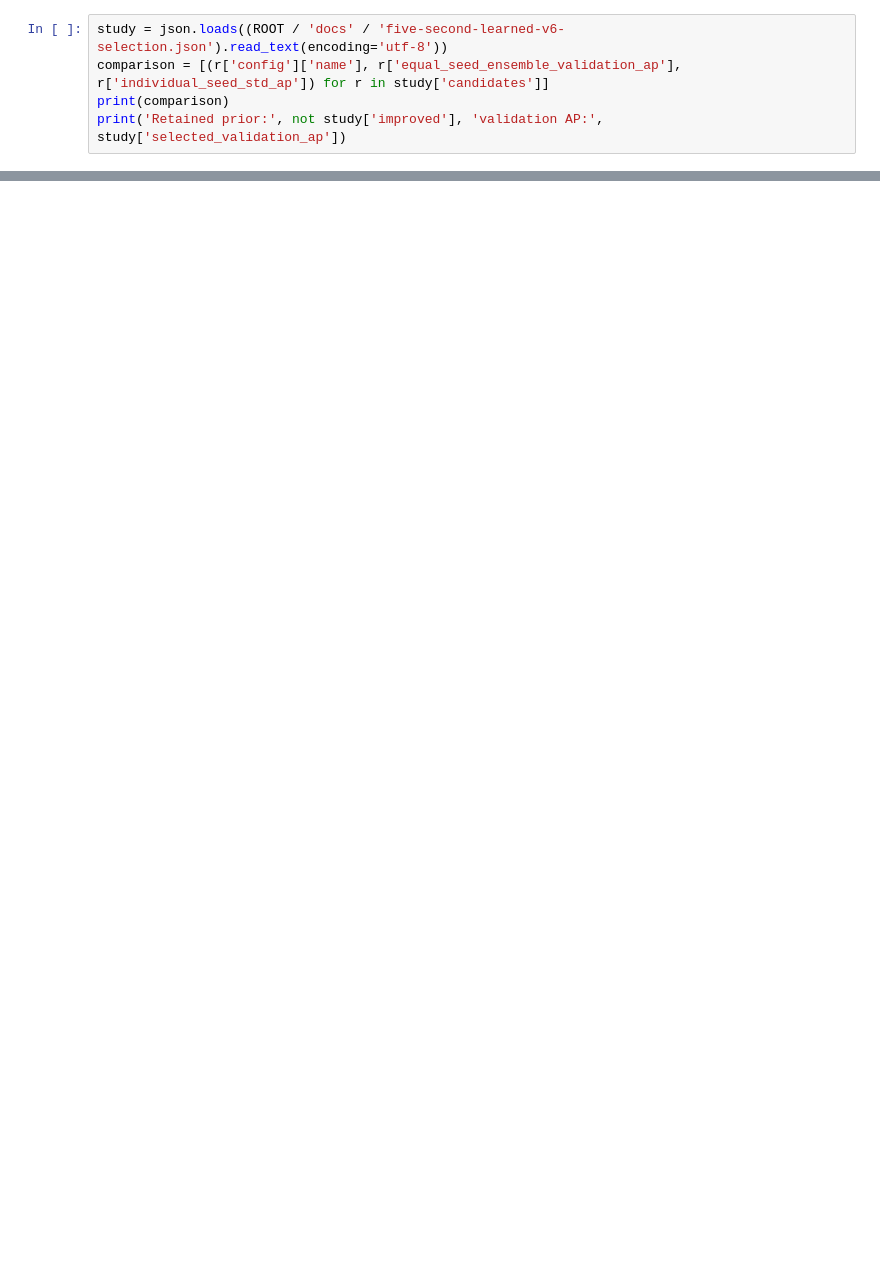
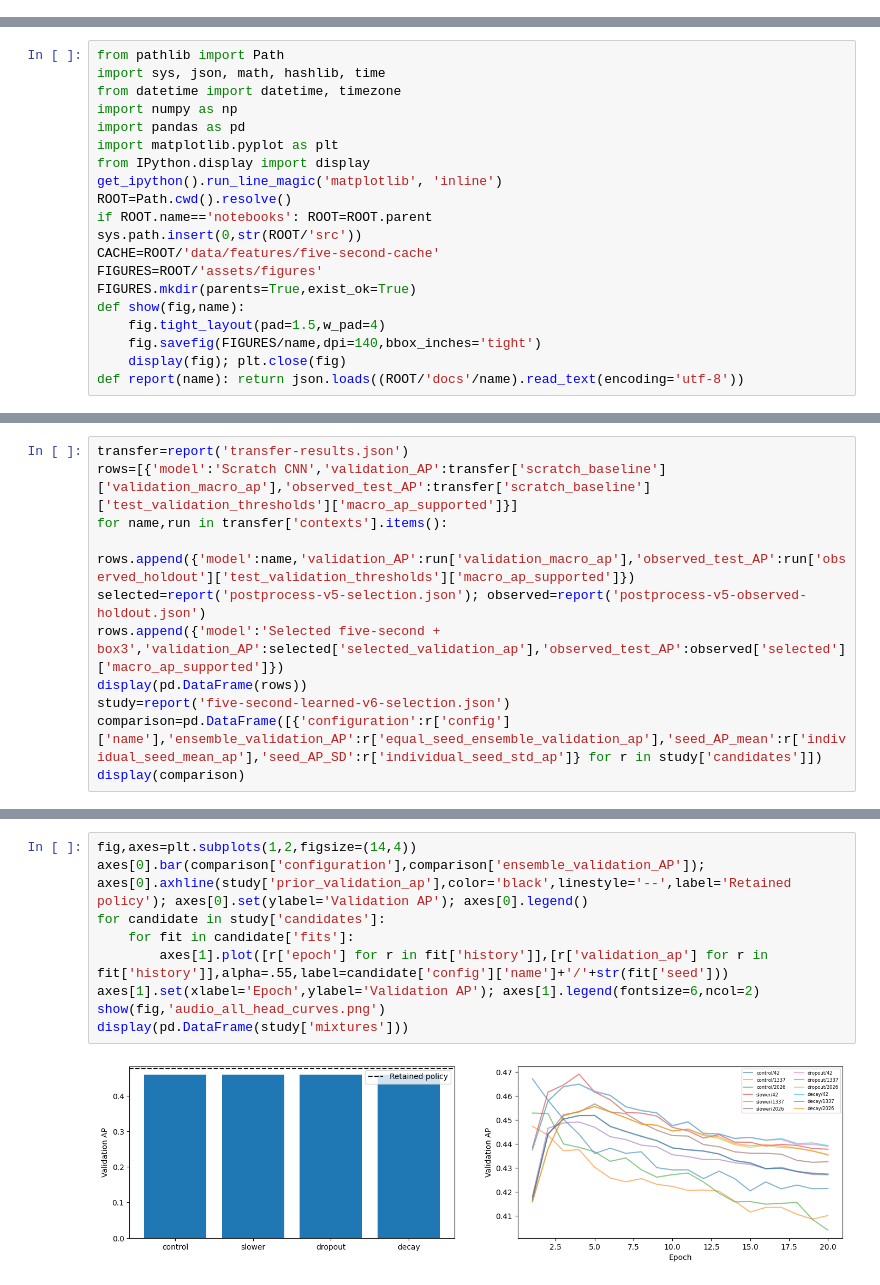
Before and after one commit to Ayano123587/overlapping-audio-classifier, a Jupyter notebook: notebooks/02_complete_natural_audio_workflow.ipynb, the cells around one changed output, grey strips where cells are left out. Saved outputs shown, nothing was run; the diff lists cells and outputs as text; blank space fills up the shorter version.

```diff
--- a/notebooks/02_complete_natural_audio_workflow.ipynb
+++ b/notebooks/02_complete_natural_audio_workflow.ipynb
@@ -63,5 +0,0 @@ All twelve actual V6 fits are retained even though none beat V5 on validation. I
-# %%
-study = json.loads((ROOT / 'docs' / 'five-second-learned-v6-selection.json').read_text(encoding='utf-8'))
-comparison = [(r['config']['name'], r['equal_seed_ensemble_validation_ap'], r['individual_seed_std_ap']) for r in study['candidates']]
-print(comparison)
-print('Retained prior:', not study['improved'], 'validation AP:', study['selected_validation_ap'])
@@ -112,0 +6,20 @@ ax.set(ylabel='Observed-test AP', title='Supported classes only; no test-guided
+# %%
+from pathlib import Path
+import sys, json, math, hashlib, time
+from datetime import datetime, timezone
+import numpy as np
+import pandas as pd
+import matplotlib.pyplot as plt
+from IPython.display import display
+get_ipython().run_line_magic('matplotlib', 'inline')
+ROOT=Path.cwd().resolve()
+if ROOT.name=='notebooks': ROOT=ROOT.parent
+sys.path.insert(0,str(ROOT/'src'))
+CACHE=ROOT/'data/features/five-second-cache'
+FIGURES=ROOT/'assets/figures'
+FIGURES.mkdir(parents=True,exist_ok=True)
+def show(fig,name):
+    fig.tight_layout(pad=1.5,w_pad=4)
+    fig.savefig(FIGURES/name,dpi=140,bbox_inches='tight')
+    display(fig); plt.close(fig)
+def report(name): return json.loads((ROOT/'docs'/name).read_text(encoding='utf-8'))
@@ -112,0 +298,11 @@ ax.set(ylabel='Observed-test AP', title='Supported classes only; no test-guided
+# %%
+transfer=report('transfer-results.json')
+rows=[{'model':'Scratch CNN','validation_AP':transfer['scratch_baseline']['validation_macro_ap'],'observed_test_AP':transfer['scratch_baseline']['test_validation_thresholds']['macro_ap_supported']}]
+for name,run in transfer['contexts'].items():
+    rows.append({'model':name,'validation_AP':run['validation_macro_ap'],'observed_test_AP':run['observed_holdout']['test_validation_thresholds']['macro_ap_supported']})
+selected=report('postprocess-v5-selection.json'); observed=report('postprocess-v5-observed-holdout.json')
+rows.append({'model':'Selected five-second + box3','validation_AP':selected['selected_validation_ap'],'observed_test_AP':observed['selected']['macro_ap_supported']})
+display(pd.DataFrame(rows))
+study=report('five-second-learned-v6-selection.json')
+comparison=pd.DataFrame([{'configuration':r['config']['name'],'ensemble_validation_AP':r['equal_seed_ensemble_validation_ap'],'seed_AP_mean':r['individual_seed_mean_ap'],'seed_AP_SD':r['individual_seed_std_ap']} for r in study['candidates']])
+display(comparison)
@@ -112,0 +321,11 @@ ax.set(ylabel='Observed-test AP', title='Supported classes only; no test-guided
+# %%
+fig,axes=plt.subplots(1,2,figsize=(14,4))
+axes[0].bar(comparison['configuration'],comparison['ensemble_validation_AP']); axes[0].axhline(study['prior_validation_ap'],color='black',linestyle='--',label='Retained policy'); axes[0].set(ylabel='Validation AP'); axes[0].legend()
+for candidate in study['candidates']:
+    for fit in candidate['fits']:
+        axes[1].plot([r['epoch'] for r in fit['history']],[r['validation_ap'] for r in fit['history']],alpha=.55,label=candidate['config']['name']+'/'+str(fit['seed']))
+axes[1].set(xlabel='Epoch',ylabel='Validation AP'); axes[1].legend(fontsize=6,ncol=2)
+show(fig,'audio_all_head_curves.png')
+display(pd.DataFrame(study['mixtures']))
+# %% [output]
+[figure, added]
```
Also changed, not shown: parts of 38 cells of this notebook, 54 other files.
